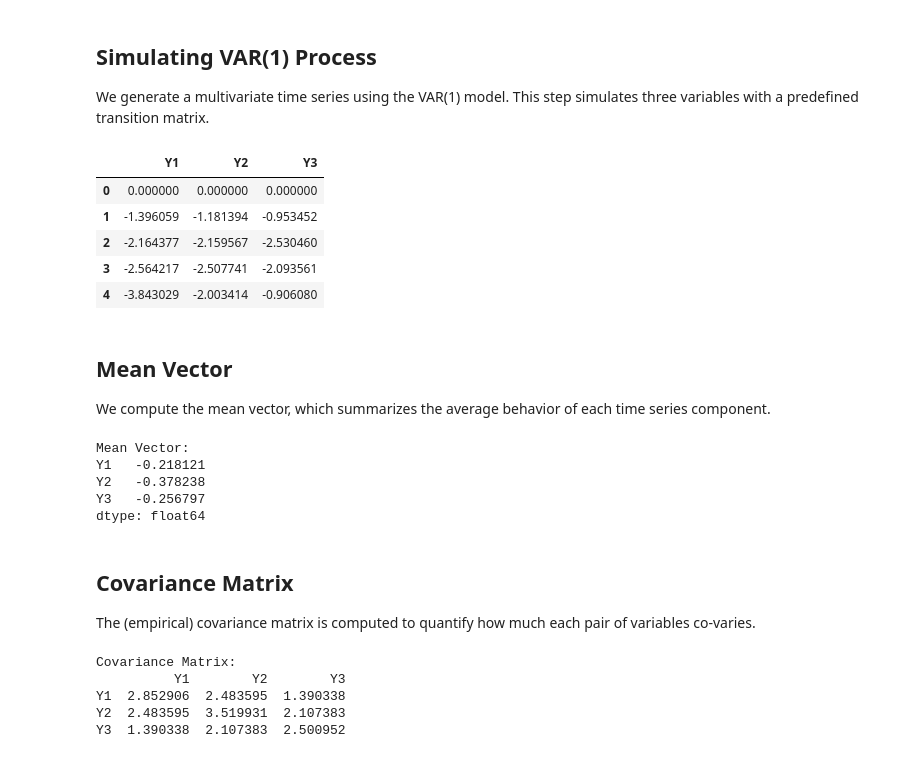
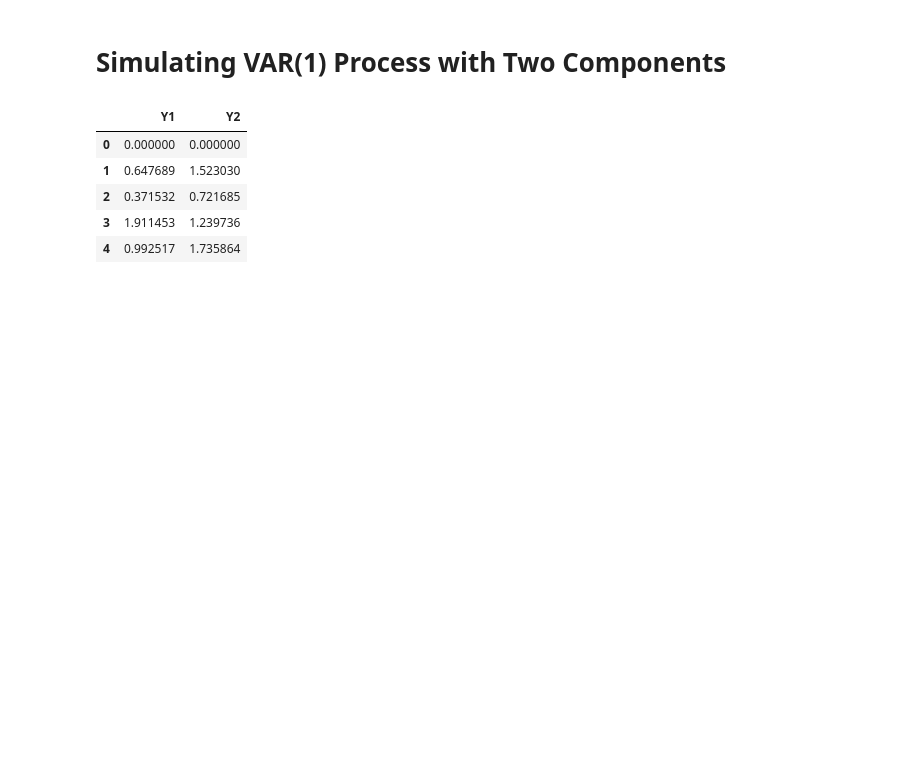
Before and after one commit to vmpreciado/ESE538, a Jupyter notebook: VAR1_Process_Simulation.ipynb, the cells around one changed output. Drawn from its saved outputs; the diff is of its cells as text; code cells hidden in the pictures; blank space fills up the shorter version.

```diff
--- a/VAR1_Process_Simulation.ipynb
+++ b/VAR1_Process_Simulation.ipynb
@@ -11,69 +1,42 @@ from scipy.stats import zscore
-# %% [markdown]
-## Simulating VAR(1) Process
-We generate a multivariate time series using the VAR(1) model. This step simulates three variables with a predefined transition matrix.
+# %% [markdown]
+# Simulating VAR(1) Process with Two Components
 # %%
+import numpy as np
+import pandas as pd
+import matplotlib.pyplot as plt
+from statsmodels.tsa.api import VAR
+
 # Simulate VAR(1) time series
 np.random.seed(42)
 L = 1000  # length of time series
-p = 3     # number of variables
+C = 2     # number of variables
 
 # Transition matrix for VAR(1) process
-A = np.array([[0.7, 0.1, 0.0],
-              [0.3, 0.5, 0.2],
-              [0.0, 0.2, 0.6]])
+A = np.array([[0.7, 0.1],
+              [0.3, 0.5]])
 
-# Innovation (noise) covariance
-cov = np.array([[1, 0.5, 0.3],
-                [0.5, 1, 0.4],
-                [0.3, 0.4, 1]])
+# Identity matrix for noise covariance
+cov = np.eye(C)
 
 # Generate random noise
-noise = np.random.multivariate_normal(np.zeros(p), cov, L)
+noise = np.random.multivariate_normal(np.zeros(C), cov, L)
 
 # Initialize the time series data
-data = np.zeros((L, p))
+data = np.zeros((L, C))
 
 # Simulate the VAR(1) process
 for t in range(1, L):
     data[t] = A @ data[t-1] + noise[t]
 
 # Create DataFrame
-df = pd.DataFrame(data, columns=['Y1', 'Y2', 'Y3'])
+df = pd.DataFrame(data, columns=['Y1', 'Y2'])
 
 # Display the first few rows
 df.head()
 # %% [output]
-|  | Y1 | Y2 | Y3 |
-| 0 | 0.000000 | 0.000000 | 0.000000 |
-| 1 | -1.396059 | -1.181394 | -0.953452 |
-| 2 | -2.164377 | -2.159567 | -2.530460 |
-| 3 | -2.564217 | -2.507741 | -2.093561 |
-| 4 | -3.843029 | -2.003414 | -0.906080 |
+|  | Y1 | Y2 |
+| 0 | 0.000000 | 0.000000 |
+| 1 | 0.647689 | 1.523030 |
+| 2 | 0.371532 | 0.721685 |
+| 3 | 1.911453 | 1.239736 |
+| 4 | 0.992517 | 1.735864 |
-# %% [markdown]
-## Mean Vector
-We compute the mean vector, which summarizes the average behavior of each time series component.
-# %%
-# Mean vector
-mean_vector = df[['Y1', 'Y2', 'Y3']].mean()
-print('Mean Vector:')
-print(mean_vector)
-# %% [output]
-Mean Vector:
-Y1   -0.218121
-Y2   -0.378238
-Y3   -0.256797
-dtype: float64
-# %% [markdown]
-## Covariance Matrix
-The (empirical) covariance matrix is computed to quantify how much each pair of variables co-varies.
-# %%
-# Covariance matrix
-cov_matrix = df[['Y1', 'Y2', 'Y3']].cov()
-print('Covariance Matrix:')
-print(cov_matrix)
-# %% [output]
-Covariance Matrix:
-          Y1        Y2        Y3
-Y1  2.852906  2.483595  1.390338
-Y2  2.483595  3.519931  2.107383
-Y3  1.390338  2.107383  2.500952
```
Also changed, not shown: parts of 10 cells of this notebook.
